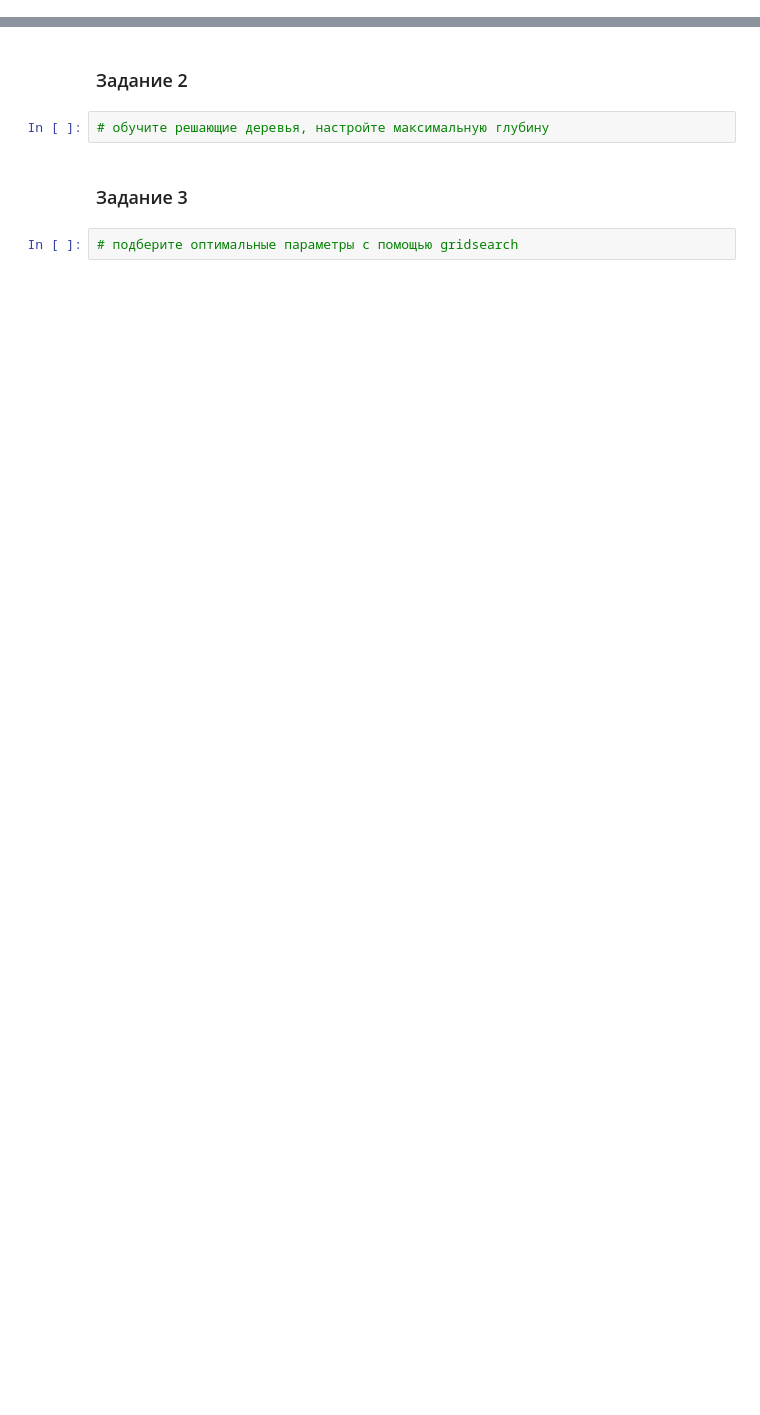
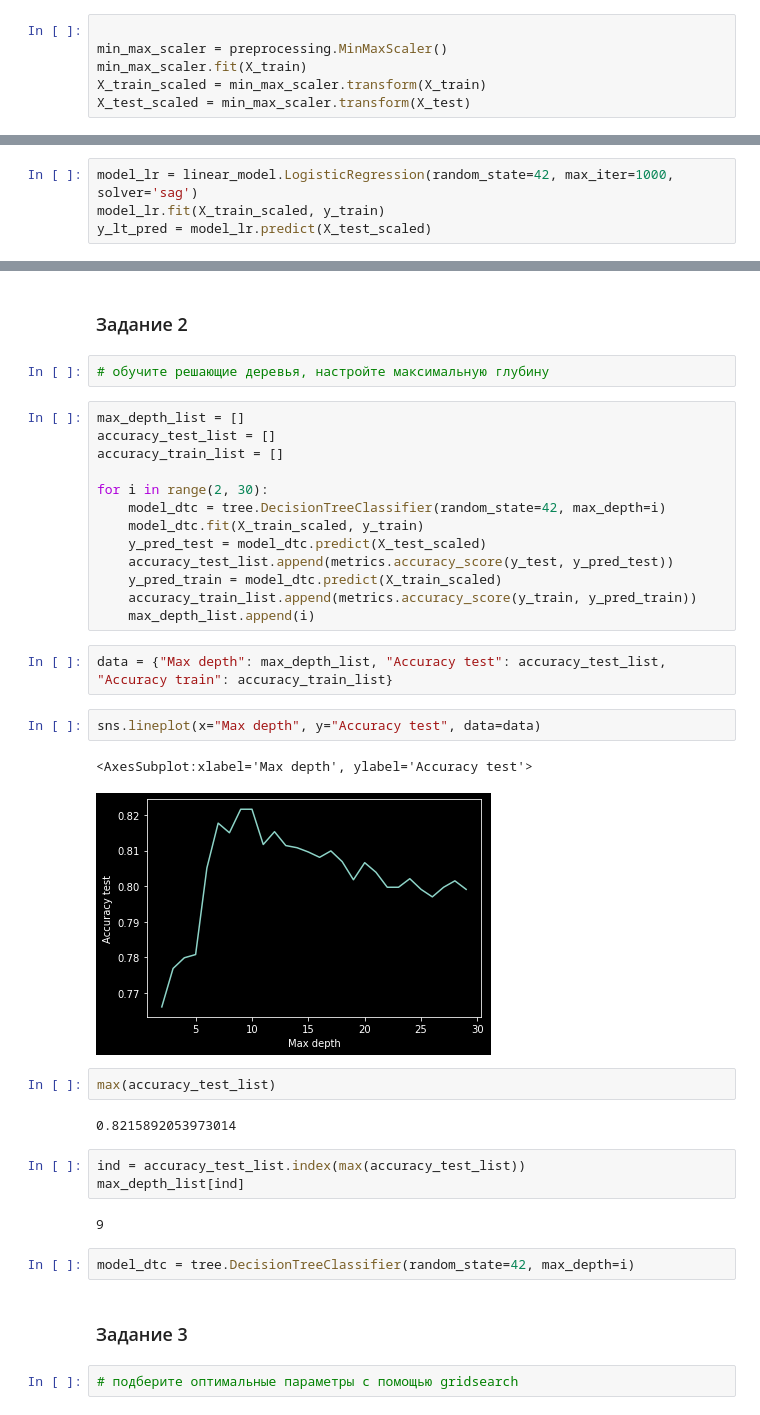
Before and after one commit to ivan-ver/skilll_factory_ml_tasks, a Jupyter notebook: Блок 4. Введение в машинное обучение/PROJECT-4. Задача классификации/Project_4_ML.ipynb, the cells around one changed output, grey strips where cells are left out. Drawn from its saved outputs; the diff is of its cells as text; blank space fills up the shorter version.

```diff
--- a/Блок 4. Введение в машинное обучение/PROJECT-4. Задача классификации/Project_4_ML.ipynb
+++ b/Блок 4. Введение в машинное обучение/PROJECT-4. Задача классификации/Project_4_ML.ipynb
@@ -546,3 +638,9 @@ X_train, X_test, y_train, y_test = train_test_split(X, y, stratify=y, random_sta
 ### Задание 7
 # %%
 # нормализуйте данные с помощью minmaxsxaler
+# %%
+
+min_max_scaler = preprocessing.MinMaxScaler()
+min_max_scaler.fit(X_train)
+X_train_scaled = min_max_scaler.transform(X_train)
+X_test_scaled = min_max_scaler.transform(X_test)
@@ -552,3 +654,7 @@ X_train, X_test, y_train, y_test = train_test_split(X, y, stratify=y, random_sta
 ### Задание 1
 # %%
 # обучите логистическую регрессию и рассчитайте метрики качества
+# %%
+model_lr = linear_model.LogisticRegression(random_state=42, max_iter=1000, solver='sag')
+model_lr.fit(X_train_scaled, y_train)
+y_lt_pred = model_lr.predict(X_test_scaled)
@@ -556,6 +666,37 @@ X_train, X_test, y_train, y_test = train_test_split(X, y, stratify=y, random_sta
 ### Задание 2
 # %%
 # обучите решающие деревья, настройте максимальную глубину
+# %%
+max_depth_list = []
+accuracy_test_list = []
+accuracy_train_list = []
+
+for i in range(2, 30):
+    model_dtc = tree.DecisionTreeClassifier(random_state=42, max_depth=i)
+    model_dtc.fit(X_train_scaled, y_train)
+    y_pred_test = model_dtc.predict(X_test_scaled)
+    accuracy_test_list.append(metrics.accuracy_score(y_test, y_pred_test))
+    y_pred_train = model_dtc.predict(X_train_scaled)
+    accuracy_train_list.append(metrics.accuracy_score(y_train, y_pred_train))
+    max_depth_list.append(i)
+# %%
+data = {"Max depth": max_depth_list, "Accuracy test": accuracy_test_list, "Accuracy train": accuracy_train_list}
+# %%
+sns.lineplot(x="Max depth", y="Accuracy test", data=data)
+# %% [output]
+<AxesSubplot:xlabel='Max depth', ylabel='Accuracy test'>
+[figure, added]
+# %%
+max(accuracy_test_list)
+# %% [output]
+0.8215892053973014
+# %%
+ind = accuracy_test_list.index(max(accuracy_test_list))
+max_depth_list[ind]
+# %% [output]
+9
+# %%
+model_dtc = tree.DecisionTreeClassifier(random_state=42, max_depth=i)
 # %% [markdown]
 ### Задание 3
 # %%
```
Also changed, not shown: parts of 45 cells of this notebook, 1 other file.
